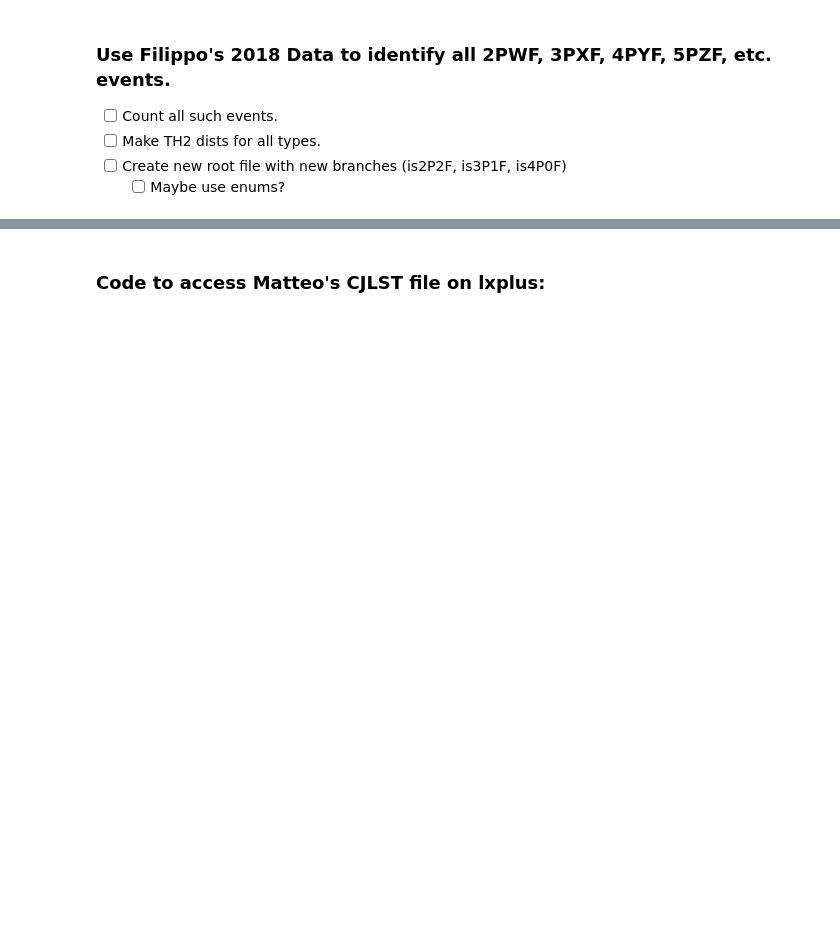
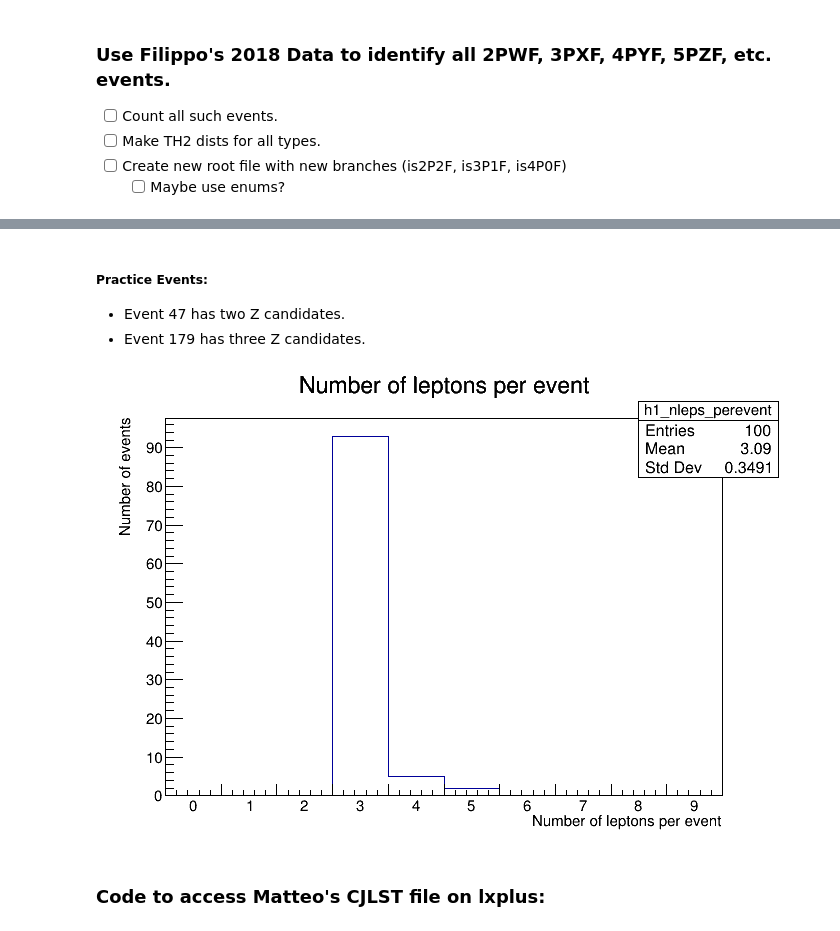
Before and after one commit to rosedj1/ZplusXpython, a Jupyter notebook: sidequests/scripts/jake_vs_elisa_event_comparison.ipynb, the cells around one changed output, grey strips where cells are left out. Cells and saved outputs as stored; diff of their text form; code cells hidden in the pictures; blank space fills up the shorter version.

```diff
--- a/sidequests/scripts/jake_vs_elisa_event_comparison.ipynb
+++ b/sidequests/scripts/jake_vs_elisa_event_comparison.ipynb
@@ -1278,0 +1335,13 @@ pprint(evt_info_d)
+# %% [markdown]
+##### Practice Events:
+
+- Event 47 has two Z candidates.
+- Event 179 has three Z candidates.
+# %%
+from ROOT import TCanvas
+c = TCanvas()
+c.Draw()
+h1_nleps_perevent.GetXaxis().CenterLabels()
+h1_nleps_perevent.Draw("hist")
+# %% [output]
+[figure, added]
```
Also changed, not shown: parts of 23 cells of this notebook.
